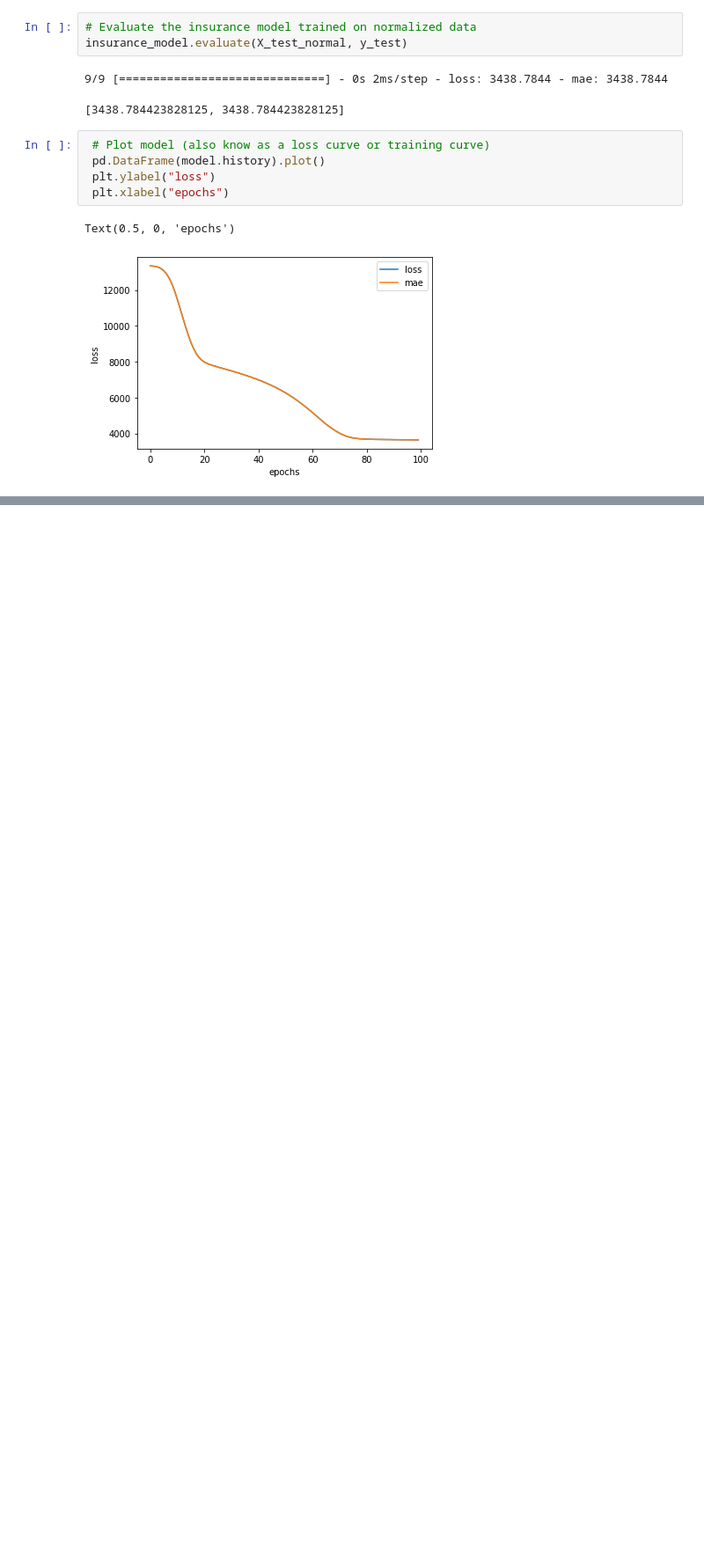
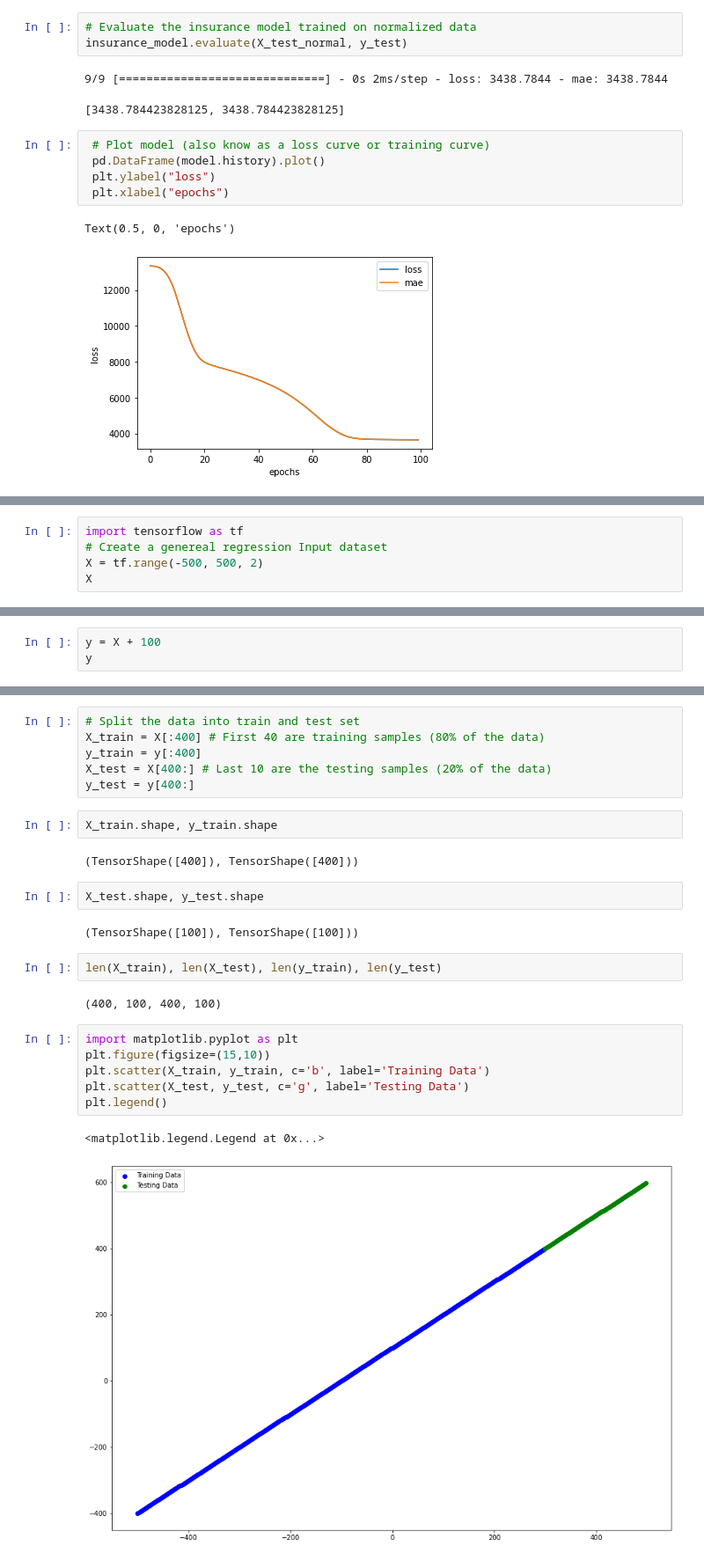
Before and after one commit to kunalburgul/AMLP, a Jupyter notebook: Tensorflow/01_neural_network_regression_with_tensorflow.ipynb, the cells around one changed output, grey strips where cells are left out. Shown at 88% size. Cells and saved outputs as stored; diff of their text form; blank space fills up the shorter version.

```diff
--- a/Tensorflow/01_neural_network_regression_with_tensorflow.ipynb
+++ b/Tensorflow/01_neural_network_regression_with_tensorflow.ipynb
@@ -1099,0 +1106,5 @@ Text(0.5, 0, 'epochs')
+# %%
+import tensorflow as tf
+# Create a genereal regression Input dataset
+X = tf.range(-500, 500, 2)
+X
@@ -1099,0 +1129,3 @@ Text(0.5, 0, 'epochs')
+# %%
+y = X + 100
+y
@@ -1099,0 +1154,27 @@ Text(0.5, 0, 'epochs')
+# %%
+# Split the data into train and test set
+X_train = X[:400] # First 40 are training samples (80% of the data)
+y_train = y[:400]
+X_test = X[400:] # Last 10 are the testing samples (20% of the data)
+y_test = y[400:]
+# %%
+X_train.shape, y_train.shape
+# %% [output]
+(TensorShape([400]), TensorShape([400]))
+# %%
+X_test.shape, y_test.shape
+# %% [output]
+(TensorShape([100]), TensorShape([100]))
+# %%
+len(X_train), len(X_test), len(y_train), len(y_test)
+# %% [output]
+(400, 100, 400, 100)
+# %%
+import matplotlib.pyplot as plt
+plt.figure(figsize=(15,10))
+plt.scatter(X_train, y_train, c='b', label='Training Data')
+plt.scatter(X_test, y_test, c='g', label='Testing Data')
+plt.legend()
+# %% [output]
+<matplotlib.legend.Legend at 0x...>
+[figure, added]
```
Also changed, not shown: parts of 32 cells of this notebook.
